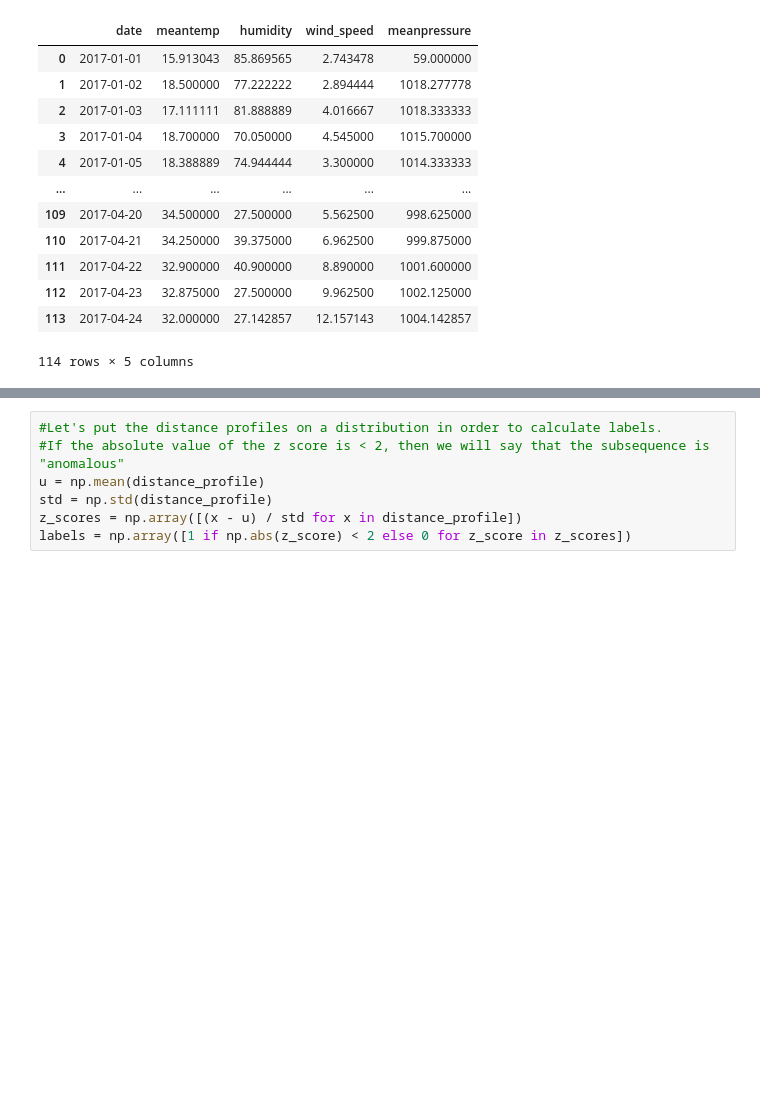
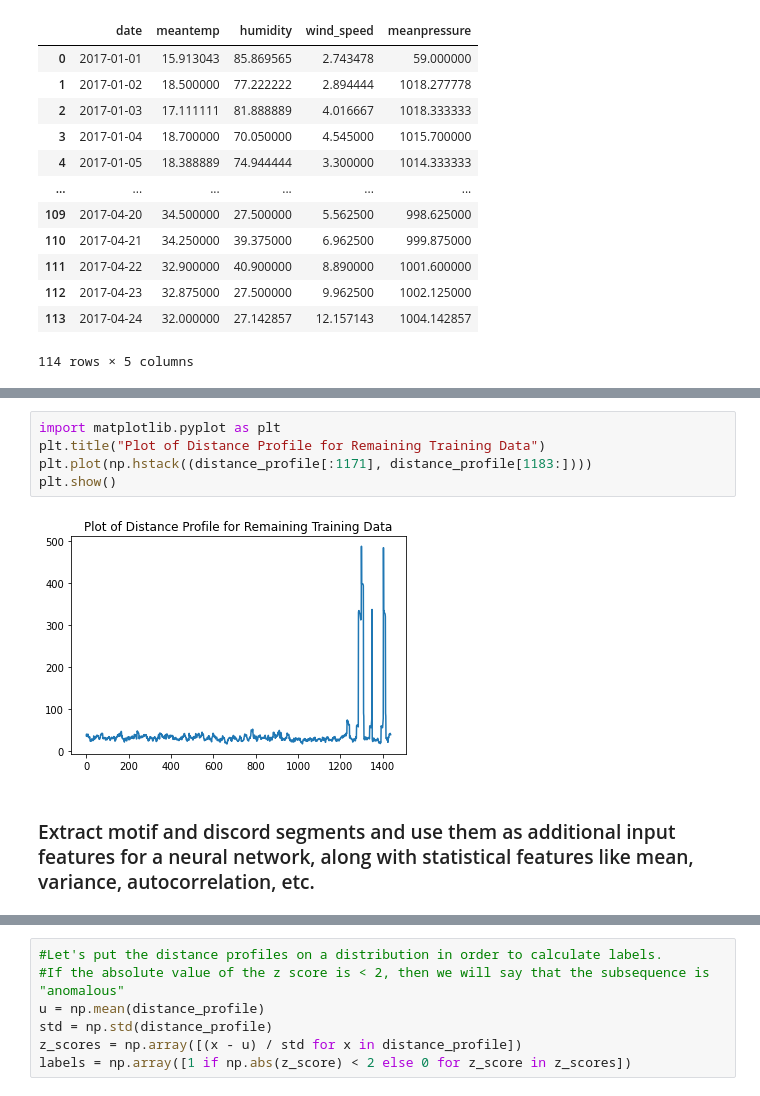
Before and after one commit to Ravi-Raghavan/ML_IOT_HW3, a Jupyter notebook: homework.ipynb, the cells around one changed output, grey strips where cells are left out. Saved outputs shown, nothing was run; the diff lists cells and outputs as text; blank space fills up the shorter version.

```diff
--- a/homework.ipynb
+++ b/homework.ipynb
@@ -979,0 +1005,9 @@ plt.show()
+# %%
+import matplotlib.pyplot as plt
+plt.title("Plot of Distance Profile for Remaining Training Data")
+plt.plot(np.hstack((distance_profile[:1171], distance_profile[1183:])))
+plt.show()
+# %% [output]
+[figure, added]
+# %% [markdown]
+### Extract motif and discord segments and use them as additional input features for a neural network, along with statistical features like mean, variance, autocorrelation, etc.
```
Also changed, not shown: parts of 41 cells of this notebook.
